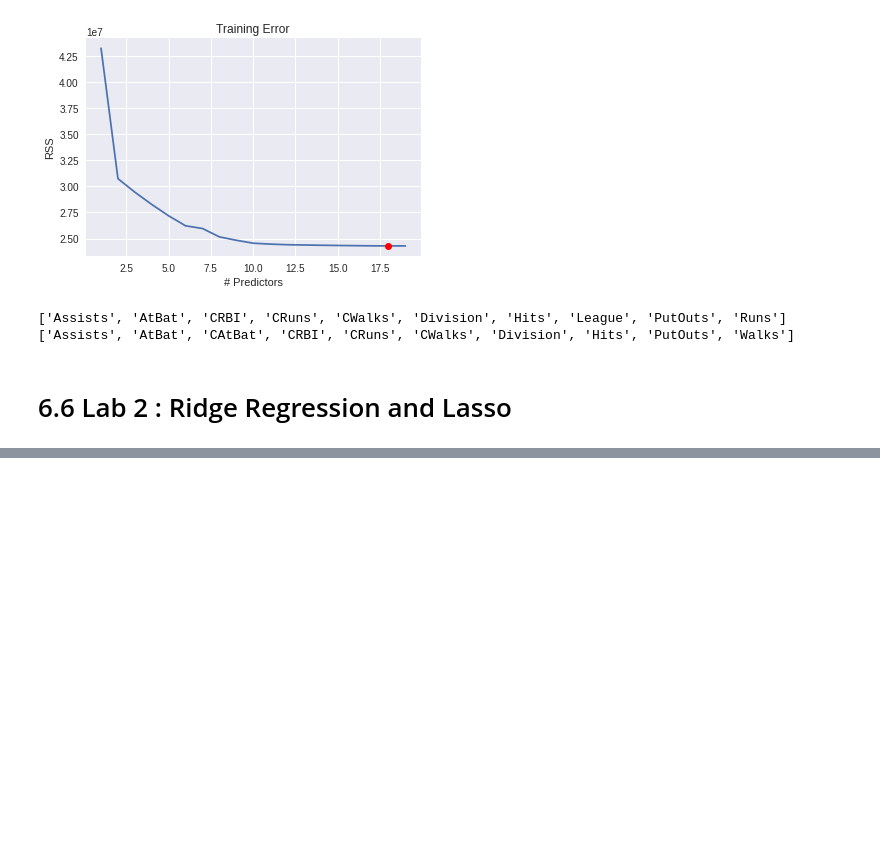
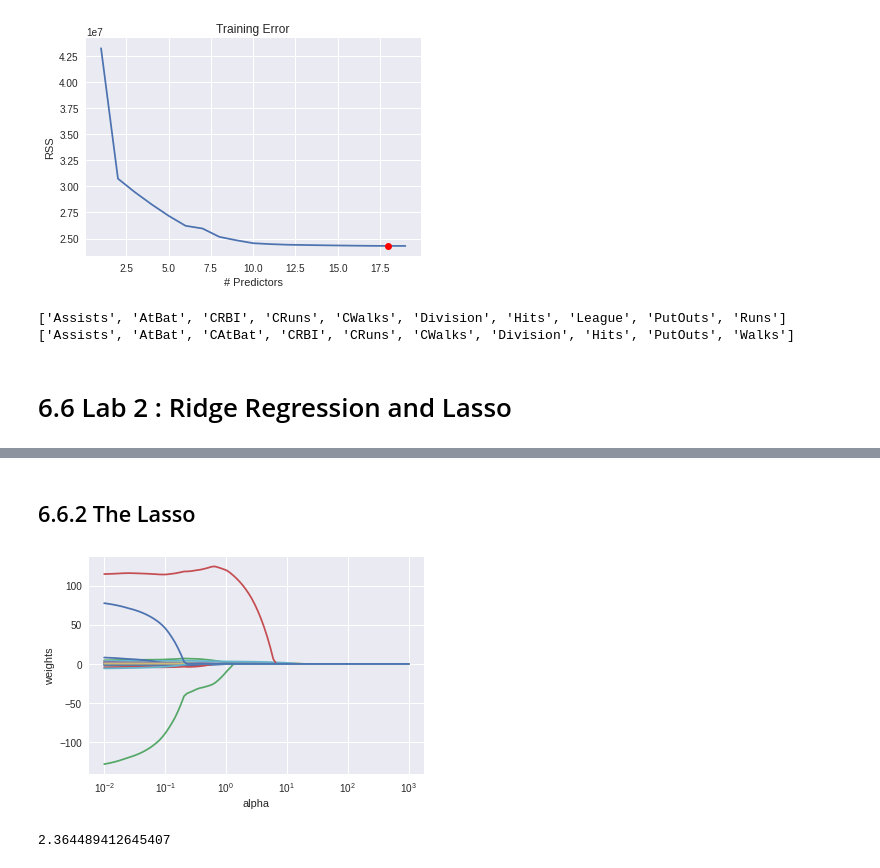
Before and after one commit to mjalalimanesh/Statistical-Learning-ISLR-Python, a Jupyter notebook: lab6.ipynb, the cells around one changed output, grey strips where cells are left out. Drawn from its saved outputs; the diff is of its cells as text; code cells hidden in the pictures; blank space fills up the shorter version.

```diff
--- a/lab6.ipynb
+++ b/lab6.ipynb
@@ -299,0 +341,5 @@ print(sorted(models_full.loc[10, 'model'].model.exog_names))
+# %%
+from sklearn.model_selection import train_test_split
+from sklearn.metrics import mean_squared_error
+
+X_train, X_test, y_train, y_test = train_test_split(X, y, test_size=0.5, random_state=1)
@@ -299,0 +412,5 @@ print(sorted(models_full.loc[10, 'model'].model.exog_names))
+# %%
+# cross validated ridge (10-fold)
+ridge_cv = RidgeCV(alphas=grid, normalize=True, scoring='neg_mean_squared_error')
+ridge_cv.fit(X_train, y_train)
+ridge_cv.alpha_
@@ -299,0 +441,30 @@ print(sorted(models_full.loc[10, 'model'].model.exog_names))
+# %% [markdown]
+## 6.6.2 The Lasso
+# %%
+from sklearn.preprocessing import scale
+
+grid = 10 ** np.linspace(3,-2,100)
+
+lasso_model = Lasso(normalize=True, max_iter=10000) # max_iter=10000 for removing ConvergenceWarning
+coefs = []
+
+for a in grid:
+    lasso_model.set_params(alpha=a)
+    lasso_model.fit(X_train, y_train)
+    coefs.append(lasso_model.coef_)
+# %%
+ax = plt.gca()
+ax.plot(grid, coefs)
+ax.set_xscale('log')
+
+plt.axis('tight')
+plt.xlabel('alpha')
+plt.ylabel('weights');
+# %% [output]
+[figure, added]
+# %%
+lasso_cv = LassoCV(alphas=grid, max_iter=100000, normalize=True, cv=10)
+lasso_cv.fit(X_train, y_train)
+lasso_cv.alpha_
+# %% [output]
+2.364489412645407
```
Also changed, not shown: parts of 13 cells of this notebook.
